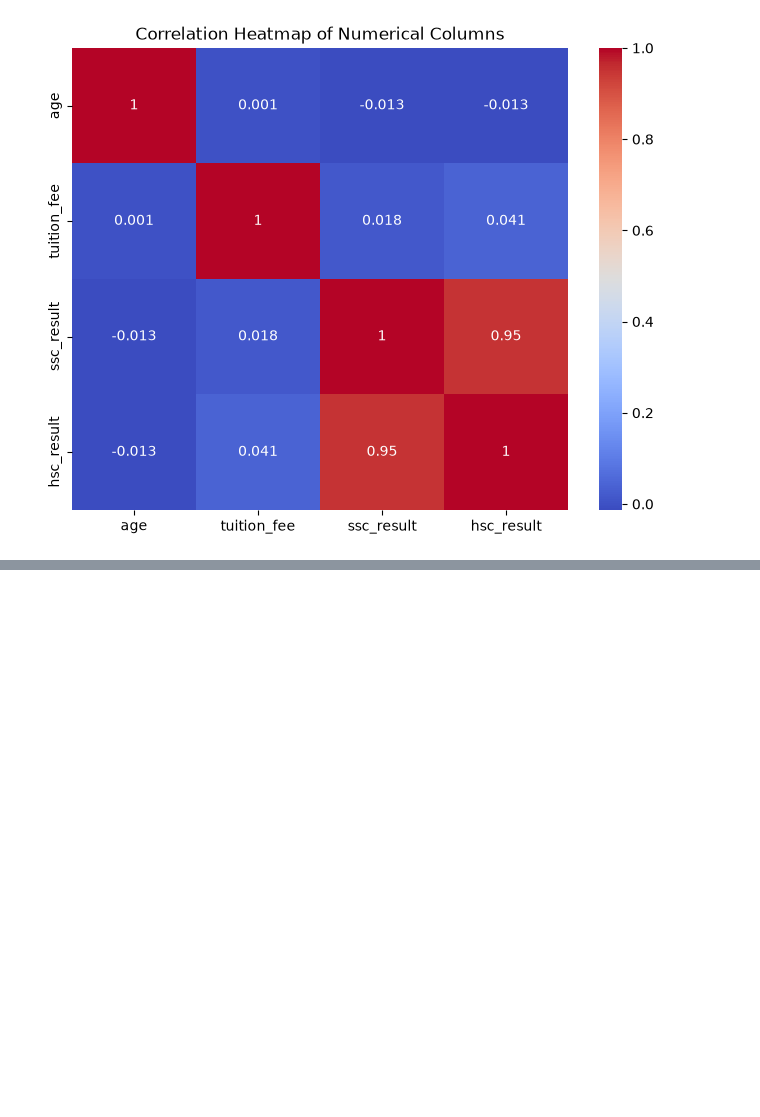
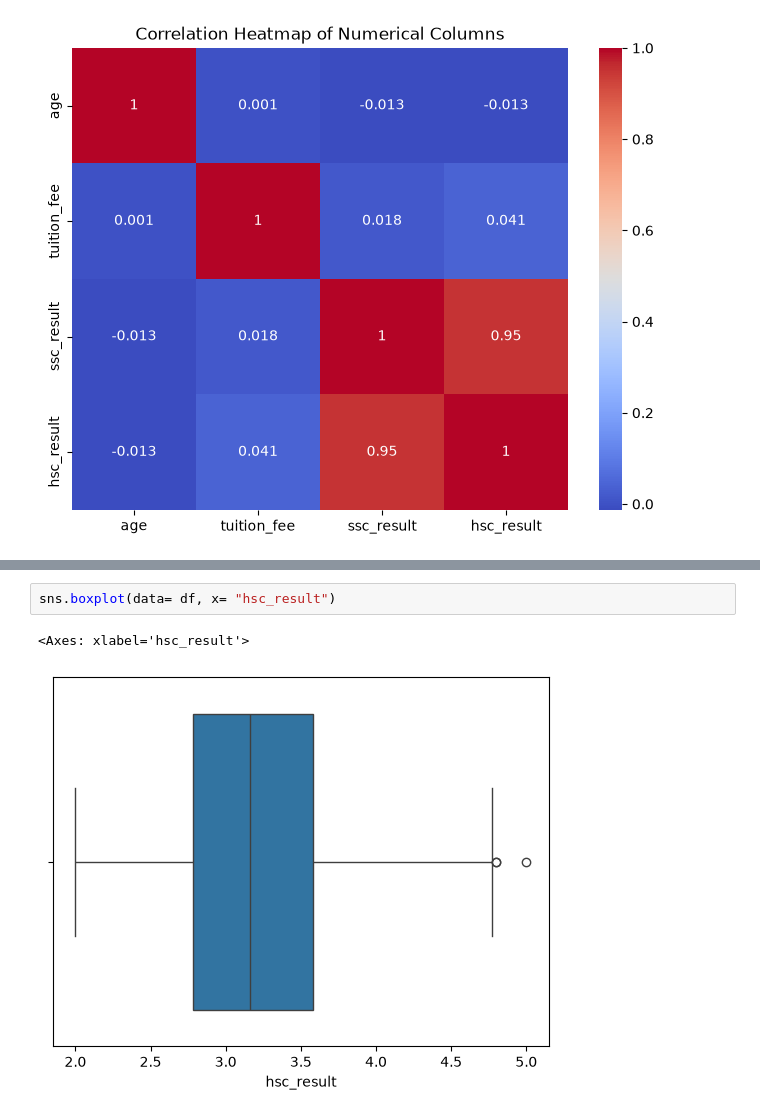
Before and after one commit to sirajulislam16/Machine-Learning, a Jupyter notebook: ML Classes Topic/multiple_linearRegression_scikitLearn.ipynb, the cells around one changed output, grey strips where cells are left out. Saved outputs shown, nothing was run; the diff lists cells and outputs as text; blank space fills up the shorter version.

```diff
--- a/ML Classes Topic/multiple_linearRegression_scikitLearn.ipynb
+++ b/ML Classes Topic/multiple_linearRegression_scikitLearn.ipynb
@@ -167,0 +175,5 @@ Text(0.5, 1.0, 'Correlation Heatmap of Numerical Columns')
+# %%
+sns.boxplot(data= df, x= "hsc_result")
+# %% [output]
+<Axes: xlabel='hsc_result'>
+[figure, added]
```
Also changed, not shown: parts of 3 cells of this notebook.
